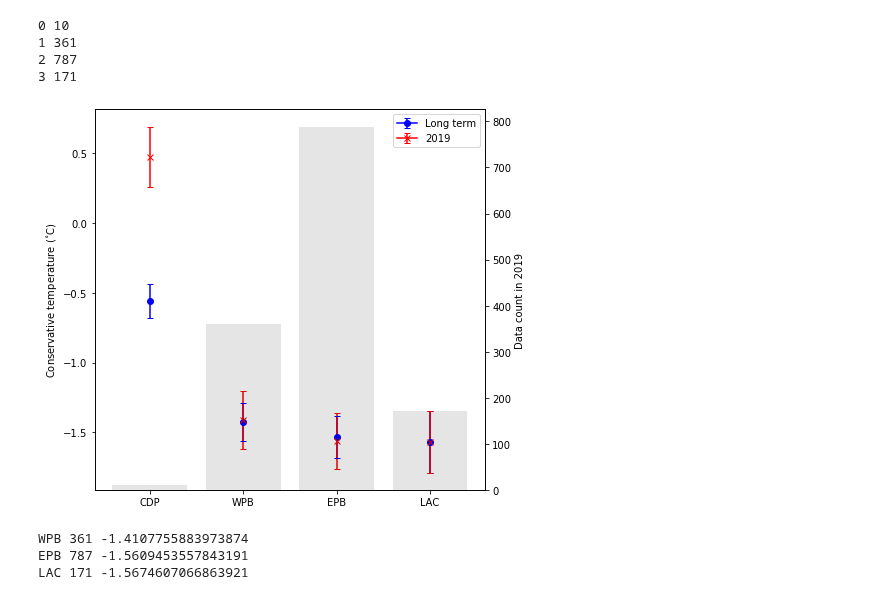
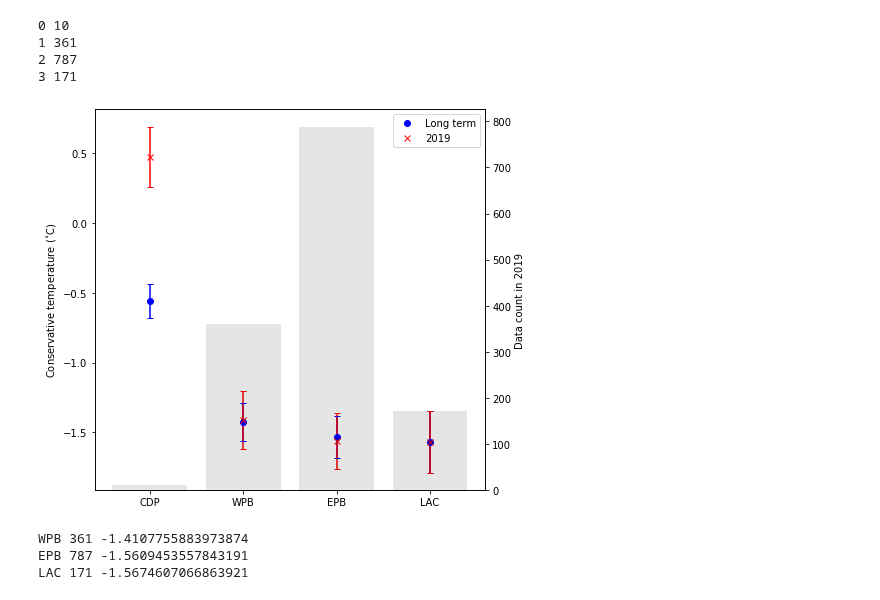
Before and after one commit to adityarn/antarctic_margins_MEOP, a Jupyter notebook: MEOP2020_analysis.ipynb, the cells around one changed output. Saved outputs shown, nothing was run; the diff lists cells and outputs as text; code cells hidden in the pictures.

```diff
--- a/MEOP2020_analysis.ipynb
+++ b/MEOP2020_analysis.ipynb
@@ -134,37 +134,42 @@ for i in range(len(regions)):
                                               (regions[i] & dfsel_2019_Jan
                                               & deepMask250 & sel_echodepth_3000
                                               & ~gline_le_75km), var='CTEMP')
     regional_bottom_CTEMP_mean_longTerm, regional_bottom_CTEMP_error_longTerm = return_CT_mean(dfmg,
                                         (regions[i] & month_sel & deepMask250 & sel_echodepth_3000
                                               & ~gline_le_75km), var="CTEMP")
 
     data_count_2019 = dfmg.loc[regions[i] & dfsel_2019_Jan & deepMask250 & sel_echodepth_1000
                                               & ~gline_le_75km].CTEMP.count()
     print(i, data_count_2019)
 
     ax.errorbar(x_axis[i], regional_bottom_CTEMP_mean_longTerm, yerr = regional_bottom_CTEMP_error_longTerm,
-               marker="o", color="b", label="Long term", capsize=3)
+               marker="o", color="b", label="Long term", capsize=3, ls='')
     ax.errorbar(x_axis[i], regional_bottom_CTEMP_mean_2019, yerr= regional_bottom_CTEMP_error_2019,
-                marker = "x", color="r", label="2019", capsize=3, )
+                marker = "x", color="r", label="2019", capsize=3, ls='')
 
 
     ax_right.bar(x_axis[i], [data_count_2019], alpha=0.1, color='k')
     #ax_right.set_yscale("log")
     if i == 0:
-        ax.legend()
+        handles, labels = ax.get_legend_handles_labels()
+        # remove the errorbars
+        handles = [h[0] for h in handles]
+        # use them in the legend
+        ax.legend(handles, labels, loc='upper right',numpoints=1)
+
 ax.set_xticks(np.arange(len(regions)))
 ax.set_xticklabels(names)
 ax.set_ylabel("Conservative temperature ($^{\circ}$C)")
 ax_right.set_ylabel("Data count in 2019")
 plt.savefig("./Images/MEOP2020/Jan_Feb_comparison.pdf", dpi=300, bbox_inches="tight")
 #ax.set_ylim(-2, 0)
 plt.show()
 # %% [output]
 0 10
 1 361
 2 787
 3 171
-[figure, old version]
+[figure, new version]
 # %%
 plt.close(1)
 plt.figure(1, figsize=(7,7))
```
